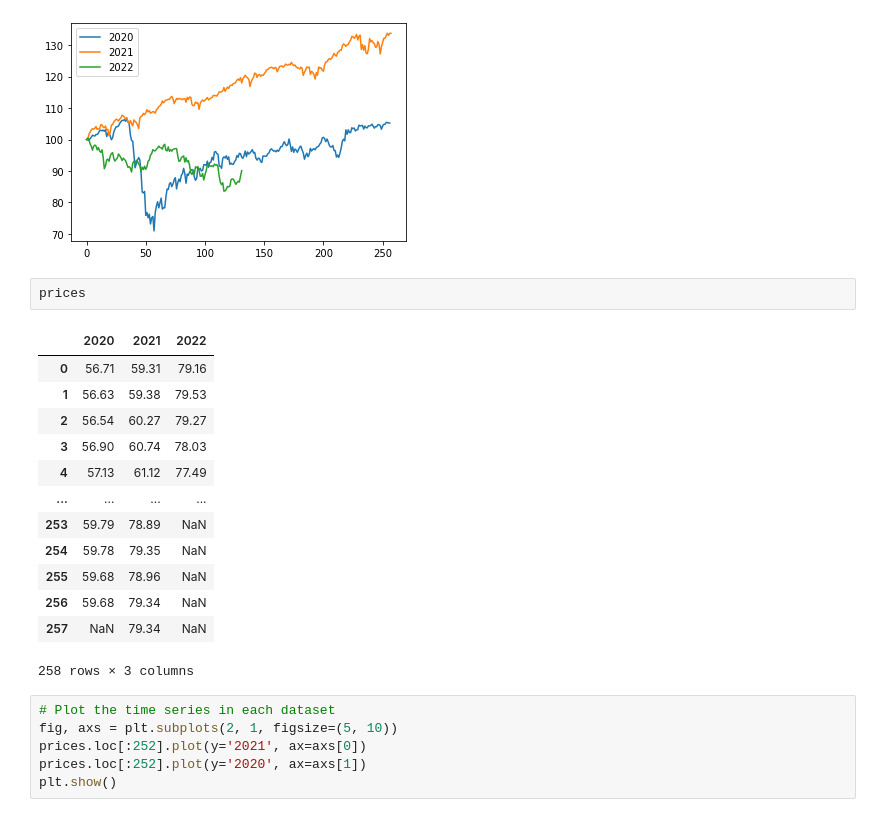
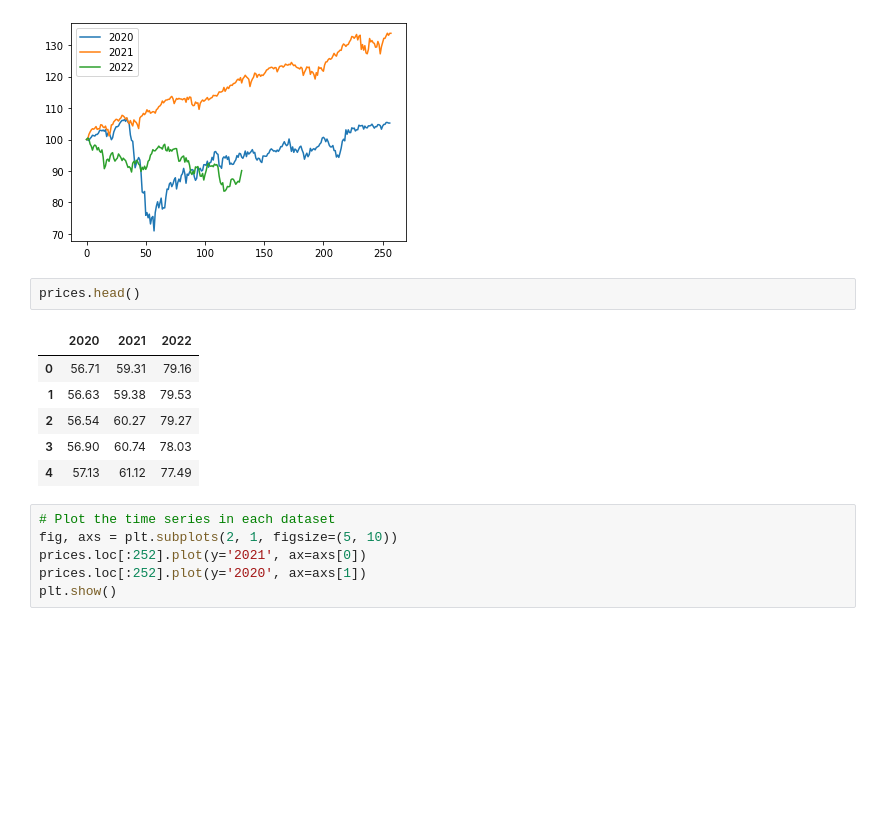
Before and after one commit to bearloop/learning-resources, a Jupyter notebook: 24_time_series_analysis.ipynb, the cells around one changed output. Drawn from its saved outputs; the diff is of its cells as text; blank space fills up the shorter version.

```diff
--- a/24_time_series_analysis.ipynb
+++ b/24_time_series_analysis.ipynb
@@ -43,21 +43,14 @@ plt.show()
 # %% [output]
 [figure]
 # %%
-prices
+prices.head()
 # %% [output]
 |  | 2020 | 2021 | 2022 |
 | 0 | 56.71 | 59.31 | 79.16 |
 | 1 | 56.63 | 59.38 | 79.53 |
 | 2 | 56.54 | 60.27 | 79.27 |
 | 3 | 56.90 | 60.74 | 78.03 |
 | 4 | 57.13 | 61.12 | 77.49 |
-| ... | ... | ... | ... |
-| 253 | 59.79 | 78.89 | NaN |
-| 254 | 59.78 | 79.35 | NaN |
-| 255 | 59.68 | 78.96 | NaN |
-| 256 | 59.68 | 79.34 | NaN |
-| 257 | NaN | 79.34 | NaN |
-258 rows × 3 columns
 # %%
 # Plot the time series in each dataset
 fig, axs = plt.subplots(2, 1, figsize=(5, 10))
```
Also changed, not shown: parts of 30 cells of this notebook.
